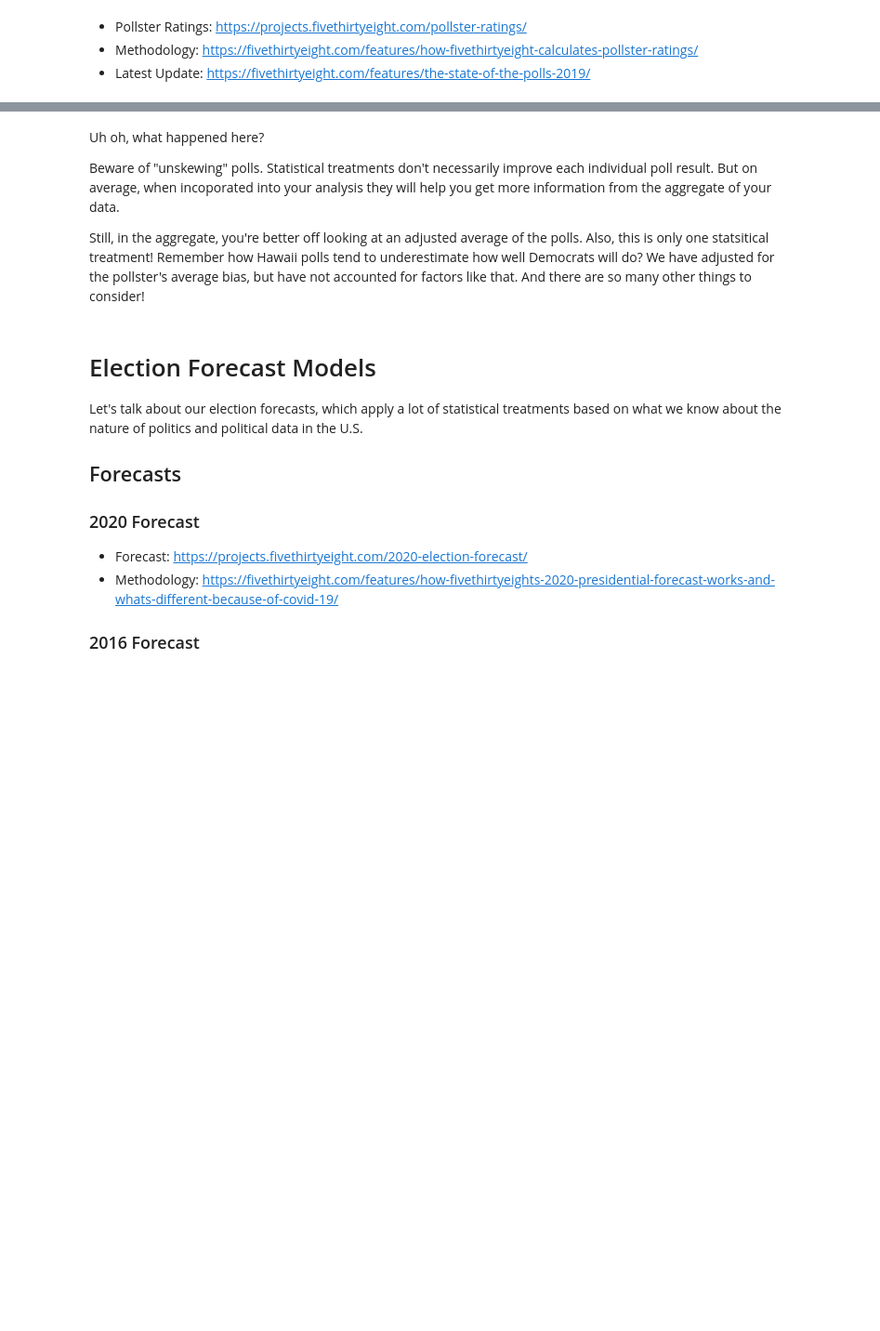
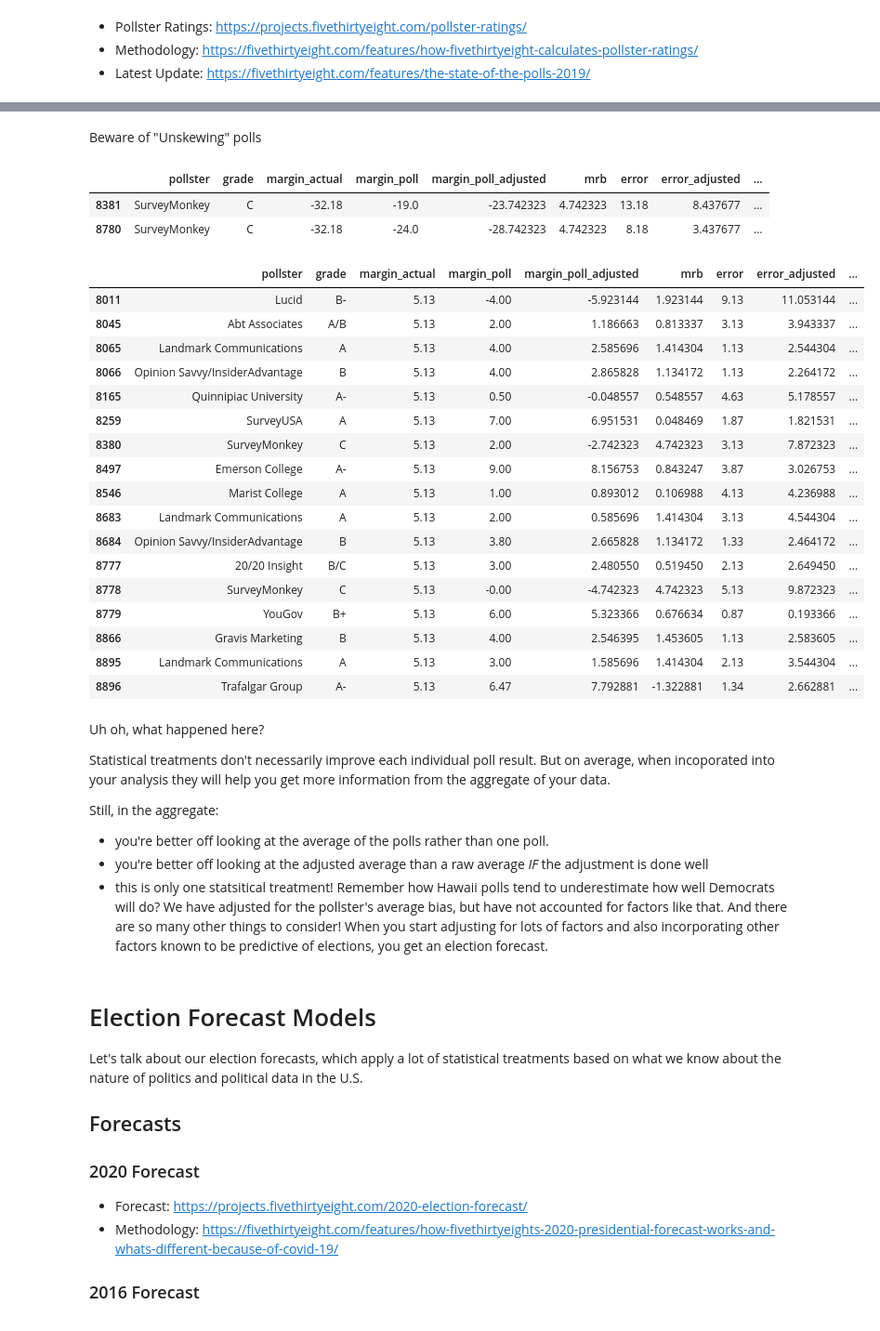
Before and after one commit to dmil/wrangler-polls, a Jupyter notebook: polling-analysis.ipynb, the cells around one changed output, grey strips where cells are left out. Shown at 93% size. Drawn from its saved outputs; the diff is of its cells as text; code cells hidden in the pictures; blank space fills up the shorter version.

```diff
--- a/polling-analysis.ipynb
+++ b/polling-analysis.ipynb
@@ -264,4 +347,0 @@ polls['error_adjusted'] = np.abs(polls.margin_poll_adjusted - polls.margin_actua
-# %%
-# Select all state and national polls
-pres_polls_national = polls.query("type_detail=='Pres-G' and location=='US'")
-pres_polls_by_state = polls.query("type_detail=='Pres-G' and location!='US'")
@@ -294,12 +356,45 @@ Lets look at a few particular cases. Hawaii, or Washington D.C. for example.
+# %% [markdown]
+Beware of "Unskewing" polls
 # %%
 pres_polls_by_state.query("year==2016 and location=='HI'")\
-    [['pollster', 'grade', 'margin_actual', 'margin_poll', 'margin_poll_adjusted', 'mrb', 'bias', 'bias_adjusted']]
+    [['pollster', 'grade', 'margin_actual', 'margin_poll', 'margin_poll_adjusted', 'mrb', 'error', 'error_adjusted']]\
+    .assign(better=lambda df: df.error_adjusted < df.error)
+# %% [output]
+|  | pollster | grade | margin_actual | margin_poll | margin_poll_adjusted | mrb | error | error_adjusted | ... |
+| 8381 | SurveyMonkey | C | -32.18 | -19.0 | -23.742323 | 4.742323 | 13.18 | 8.437677 | ... |
+| 8780 | SurveyMonkey | C | -32.18 | -24.0 | -28.742323 | 4.742323 | 8.18 | 3.437677 | ... |
+# %%
+pres_polls_by_state.query("year==2016 and location=='GA'")\
+    [['pollster', 'grade', 'margin_actual', 'margin_poll', 'margin_poll_adjusted', 'mrb', 'error', 'error_adjusted']]\
+    .assign(better=lambda df: df.error_adjusted < df.error)
+# %% [output]
+|  | pollster | grade | margin_actual | margin_poll | margin_poll_adjusted | mrb | error | error_adjusted | ... |
+| 8011 | Lucid | B- | 5.13 | -4.00 | -5.923144 | 1.923144 | 9.13 | 11.053144 | ... |
+| 8045 | Abt Associates | A/B | 5.13 | 2.00 | 1.186663 | 0.813337 | 3.13 | 3.943337 | ... |
+| 8065 | Landmark Communications | A | 5.13 | 4.00 | 2.585696 | 1.414304 | 1.13 | 2.544304 | ... |
+| 8066 | Opinion Savvy/InsiderAdvantage | B | 5.13 | 4.00 | 2.865828 | 1.134172 | 1.13 | 2.264172 | ... |
+| 8165 | Quinnipiac University | A- | 5.13 | 0.50 | -0.048557 | 0.548557 | 4.63 | 5.178557 | ... |
+| 8259 | SurveyUSA | A | 5.13 | 7.00 | 6.951531 | 0.048469 | 1.87 | 1.821531 | ... |
+| 8380 | SurveyMonkey | C | 5.13 | 2.00 | -2.742323 | 4.742323 | 3.13 | 7.872323 | ... |
+| 8497 | Emerson College | A- | 5.13 | 9.00 | 8.156753 | 0.843247 | 3.87 | 3.026753 | ... |
+| 8546 | Marist College | A | 5.13 | 1.00 | 0.893012 | 0.106988 | 4.13 | 4.236988 | ... |
+| 8683 | Landmark Communications | A | 5.13 | 2.00 | 0.585696 | 1.414304 | 3.13 | 4.544304 | ... |
+| 8684 | Opinion Savvy/InsiderAdvantage | B | 5.13 | 3.80 | 2.665828 | 1.134172 | 1.33 | 2.464172 | ... |
+| 8777 | 20/20 Insight | B/C | 5.13 | 3.00 | 2.480550 | 0.519450 | 2.13 | 2.649450 | ... |
+| 8778 | SurveyMonkey | C | 5.13 | -0.00 | -4.742323 | 4.742323 | 5.13 | 9.872323 | ... |
+| 8779 | YouGov | B+ | 5.13 | 6.00 | 5.323366 | 0.676634 | 0.87 | 0.193366 | ... |
+| 8866 | Gravis Marketing | B | 5.13 | 4.00 | 2.546395 | 1.453605 | 1.13 | 2.583605 | ... |
+| 8895 | Landmark Communications | A | 5.13 | 3.00 | 1.585696 | 1.414304 | 2.13 | 3.544304 | ... |
+| 8896 | Trafalgar Group | A- | 5.13 | 6.47 | 7.792881 | -1.322881 | 1.34 | 2.662881 | ... |
 # %% [markdown]
 Uh oh, what happened here?
 
-Beware of "unskewing" polls. Statistical treatments don't necessarily improve each individual poll result. But on average, when incoporated into your analysis they will help you get more information from the aggregate of your data.
+Statistical treatments don't necessarily improve each individual poll result. But on average, when incoporated into your analysis they will help you get more information from the aggregate of your data.
 
-Still, in the aggregate, you're better off looking at an adjusted average of the polls. Also, this is only one statsitical treatment! Remember how Hawaii polls tend to underestimate how well Democrats will do? We have adjusted for the pollster's average bias, but have not accounted for factors like that. And there are so many other things to consider!
+Still, in the aggregate:
+* you're better off looking at the average of the polls rather than one poll.
+* you're better off looking at the adjusted average than a raw average *IF* the adjustment is done well
+* this is only one statsitical treatment! Remember how Hawaii polls tend to underestimate how well Democrats will do? We have adjusted for the pollster's average bias, but have not accounted for factors like that. And there are so many other things to consider! When you start adjusting for lots of factors and also incorporating other factors known to be predictive of elections, you get an election forecast.
 # %% [markdown]
 # Election Forecast Models
 
```
Also changed, not shown: parts of 28 cells of this notebook.
